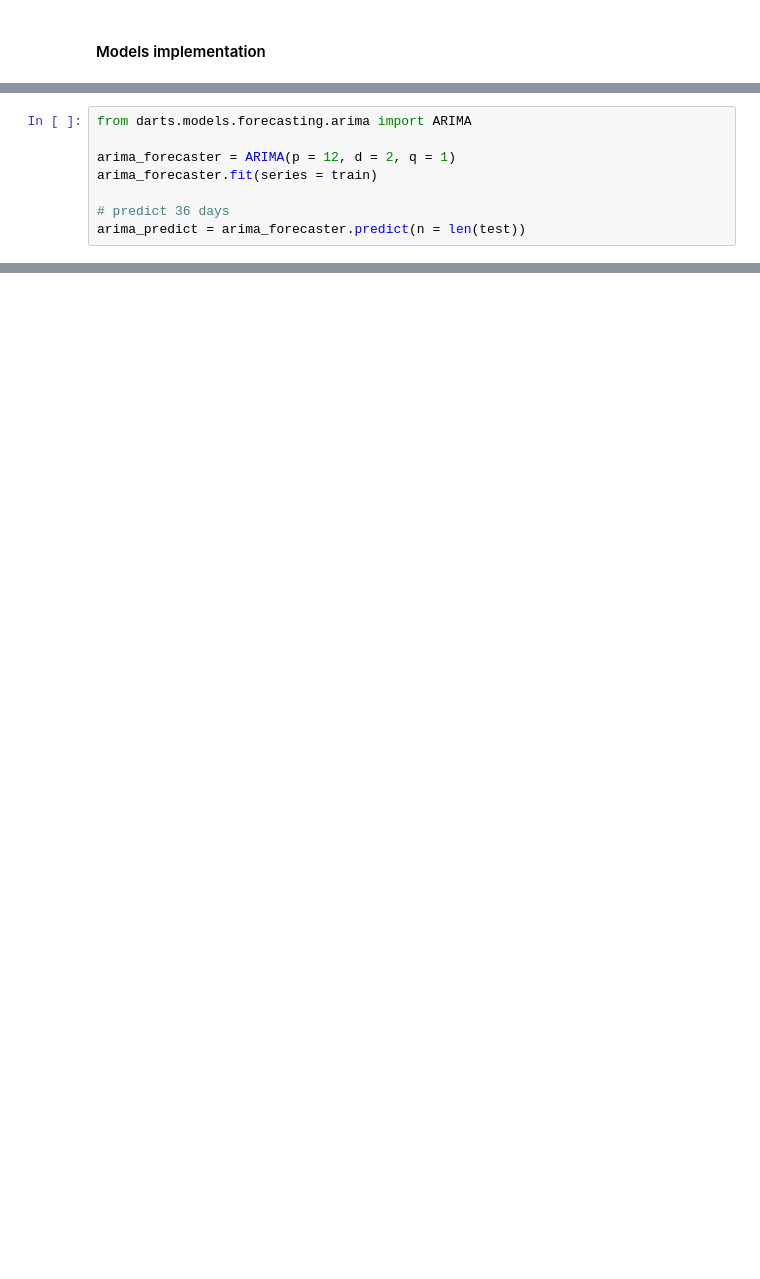
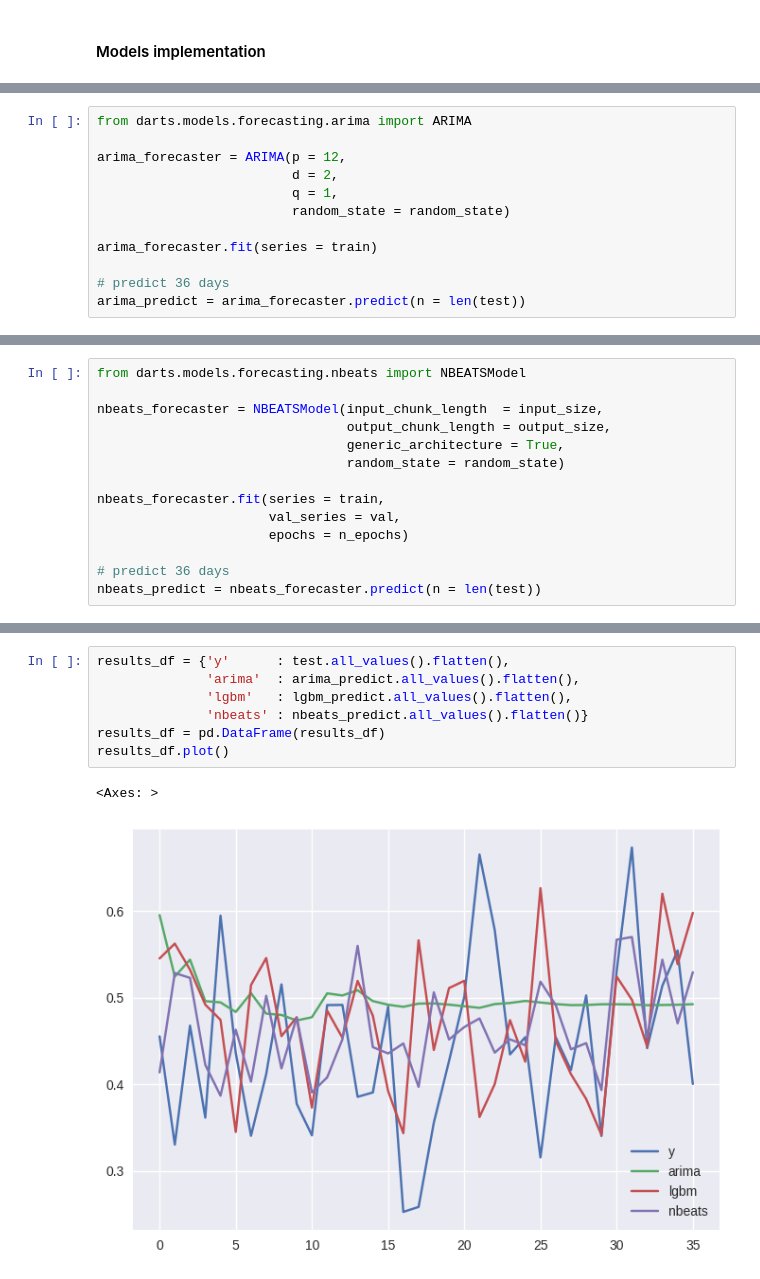
Before and after one commit to m-dougl/machine-learning-forecasting, a Jupyter notebook: main.ipynb, the cells around one changed output, grey strips where cells are left out. Drawn from its saved outputs; the diff is of its cells as text; blank space fills up the shorter version.

Commit message:
build: running first forecasting process

```diff
--- a/main.ipynb
+++ b/main.ipynb
@@ -81,7 +88,11 @@ batch_size  = 32
 # %%
 from darts.models.forecasting.arima import ARIMA
 
-arima_forecaster = ARIMA(p = 12, d = 2, q = 1)
+arima_forecaster = ARIMA(p = 12,
+                         d = 2,
+                         q = 1,
+                         random_state = random_state)
+
 arima_forecaster.fit(series = train)
 
 # predict 36 days
@@ -117,3 +128,17 @@ You can set `force_col_wise=true` to remove the overhead.
 [LightGBM] [Warning] No further splits with positive gain, best gain: -inf
 [LightGBM] [Warning] No further splits with positive gain, best gain: -inf
 [LightGBM] [Warning] No further splits with positive gain, best gain: -inf
+# %%
+from darts.models.forecasting.nbeats import NBEATSModel
+
+nbeats_forecaster = NBEATSModel(input_chunk_length  = input_size,
+                                output_chunk_length = output_size,
+                                generic_architecture = True,
+                                random_state = random_state)
+
+nbeats_forecaster.fit(series = train,
+                      val_series = val,
+                      epochs = n_epochs)
+
+# predict 36 days
+nbeats_predict = nbeats_forecaster.predict(n = len(test))
@@ -119,0 +167,10 @@ You can set `force_col_wise=true` to remove the overhead.
+# %%
+results_df = {'y'      : test.all_values().flatten(),
+              'arima'  : arima_predict.all_values().flatten(),
+              'lgbm'   : lgbm_predict.all_values().flatten(),
+              'nbeats' : nbeats_predict.all_values().flatten()}
+results_df = pd.DataFrame(results_df)
+results_df.plot()
+# %% [output]
+<Axes: >
+[figure, added]
```
Also changed, not shown: parts of 7 cells of this notebook.
